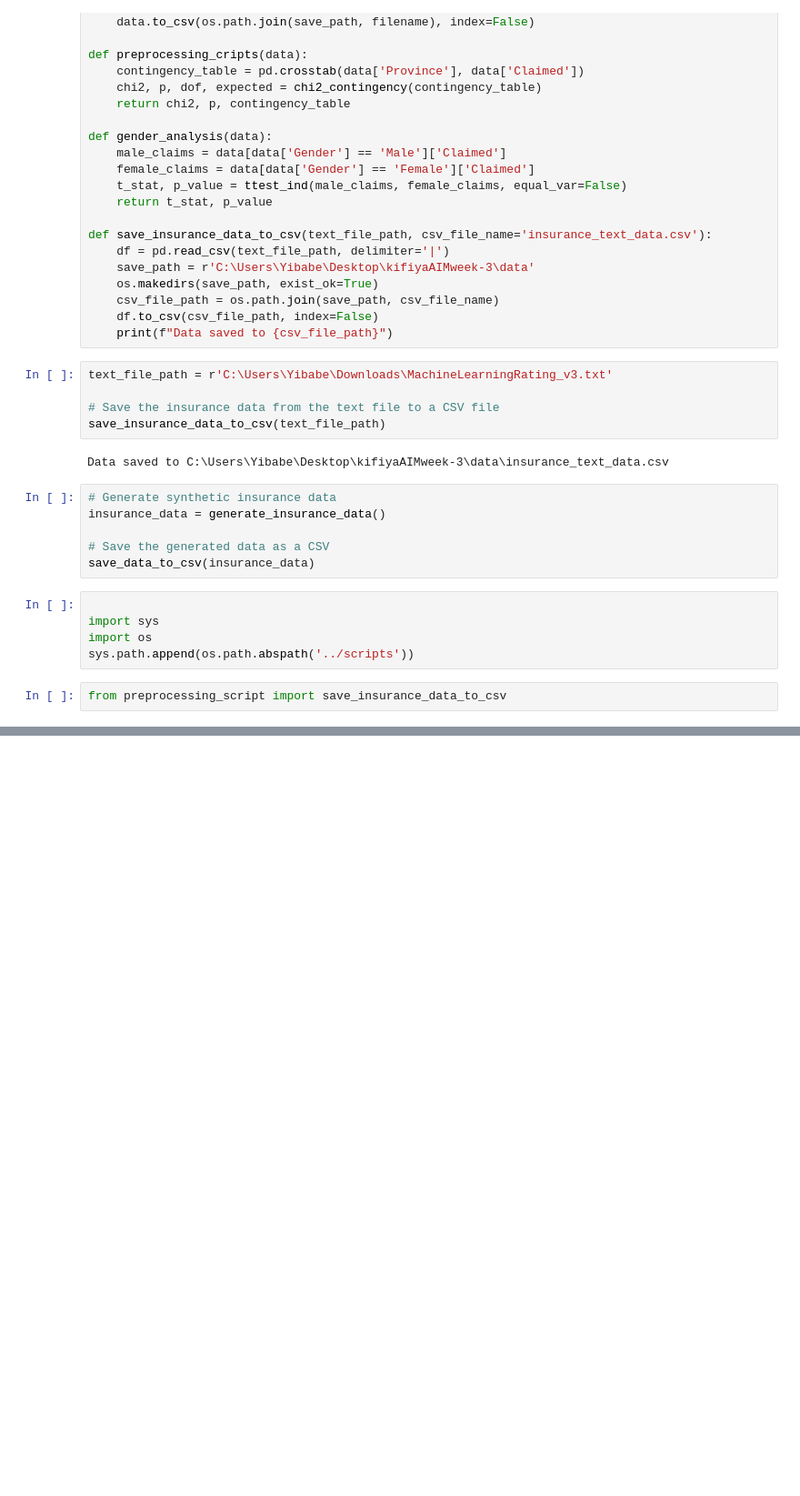
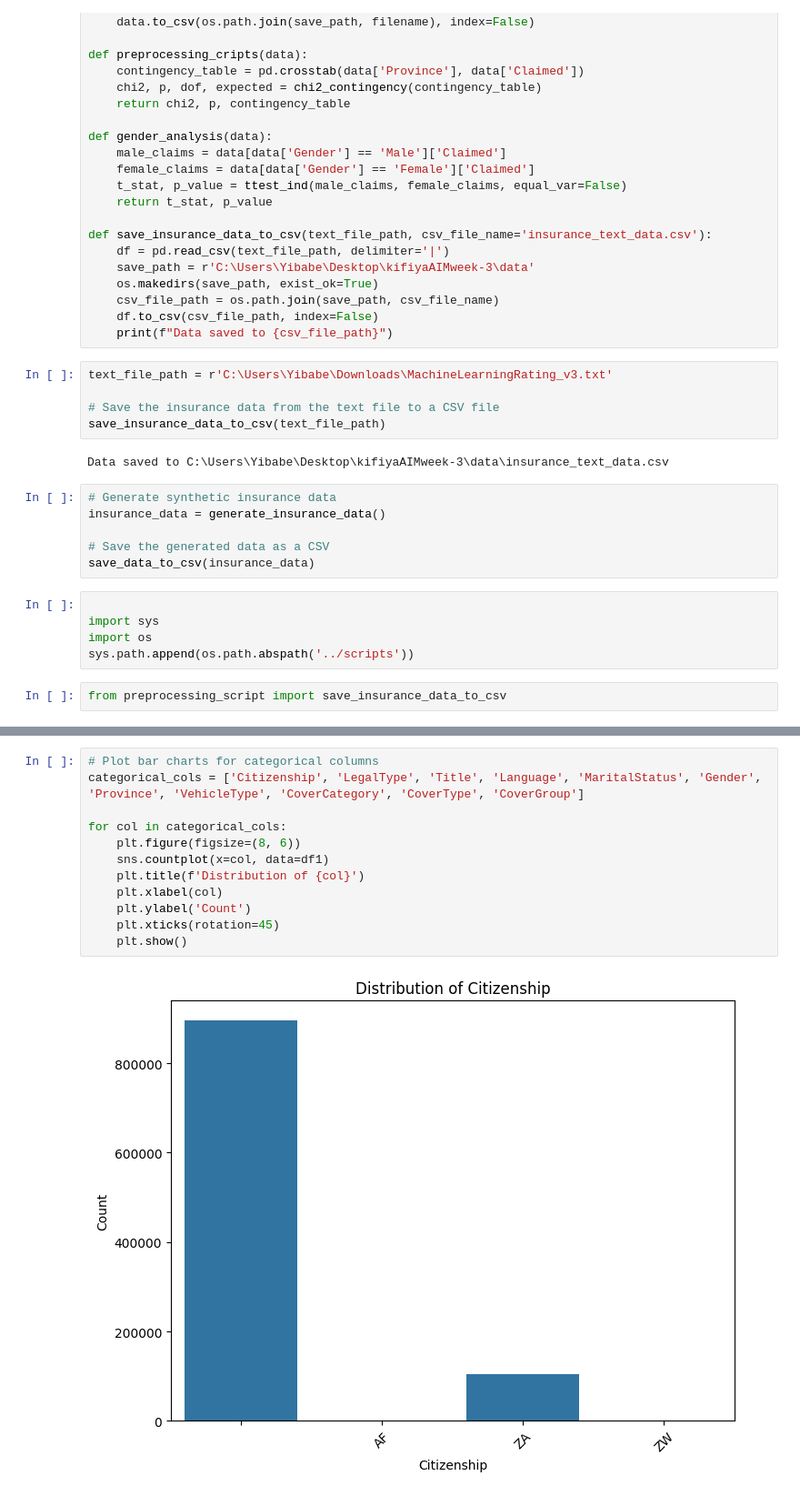
Before and after one commit to Begizew2112/kifiyaAIMweek-3, a Jupyter notebook: notebooks/preprocessing_EDA_analysis.ipynb, the cells around one changed output, grey strips where cells are left out. Shown at 91% size. Cells and saved outputs as stored; diff of their text form; blank space fills up the shorter version.

```diff
--- a/notebooks/preprocessing_EDA_analysis.ipynb
+++ b/notebooks/preprocessing_EDA_analysis.ipynb
@@ -80,0 +278,14 @@ from preprocessing_script import save_insurance_data_to_csv
+# %%
+# Plot bar charts for categorical columns
+categorical_cols = ['Citizenship', 'LegalType', 'Title', 'Language', 'MaritalStatus', 'Gender', 'Province', 'VehicleType', 'CoverCategory', 'CoverType', 'CoverGroup']
+
+for col in categorical_cols:
+    plt.figure(figsize=(8, 6))
+    sns.countplot(x=col, data=df1)
+    plt.title(f'Distribution of {col}')
+    plt.xlabel(col)
+    plt.ylabel('Count')
+    plt.xticks(rotation=45)
+    plt.show()
+# %% [output]
+[figure, added]
```
Also changed, not shown: parts of 32 cells of this notebook.
